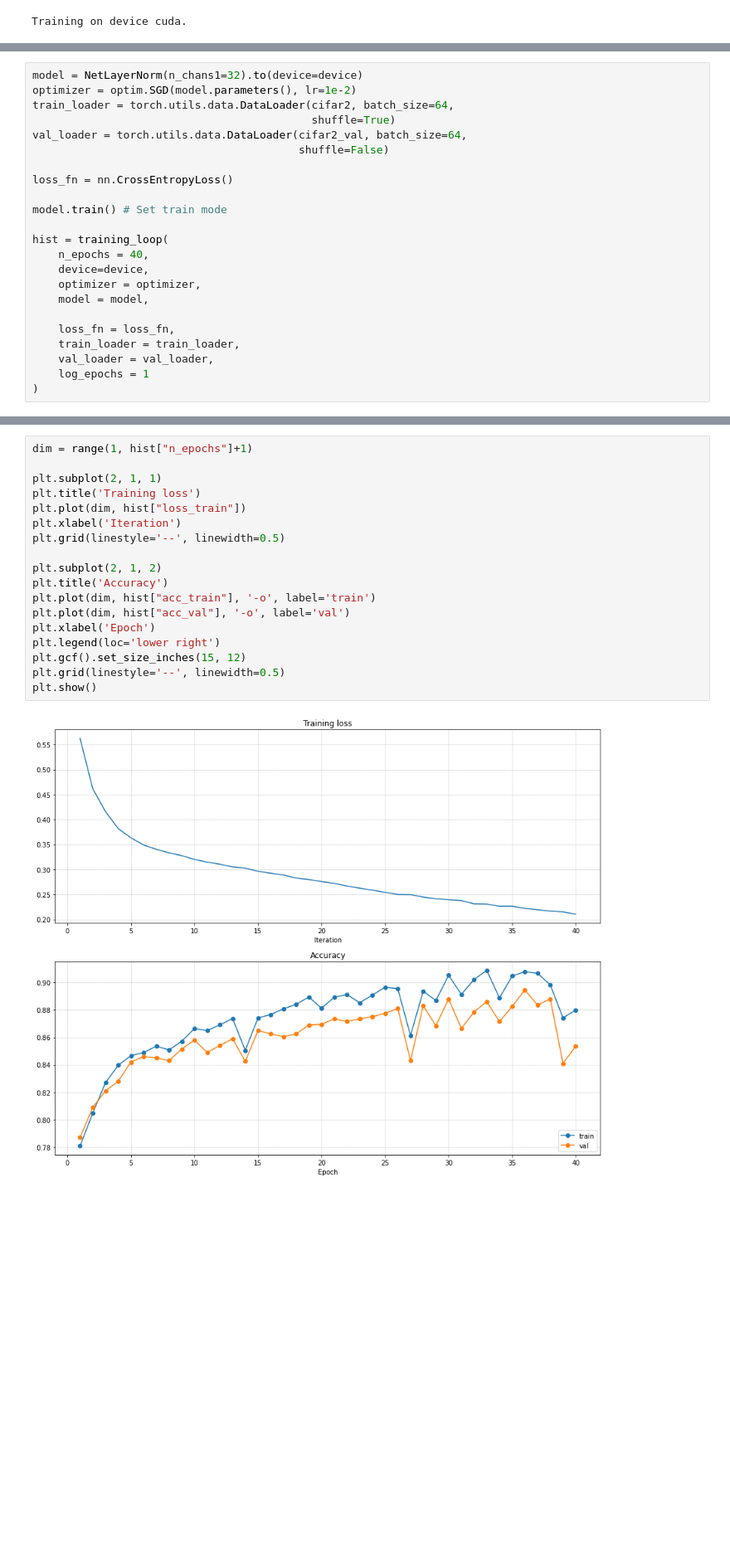
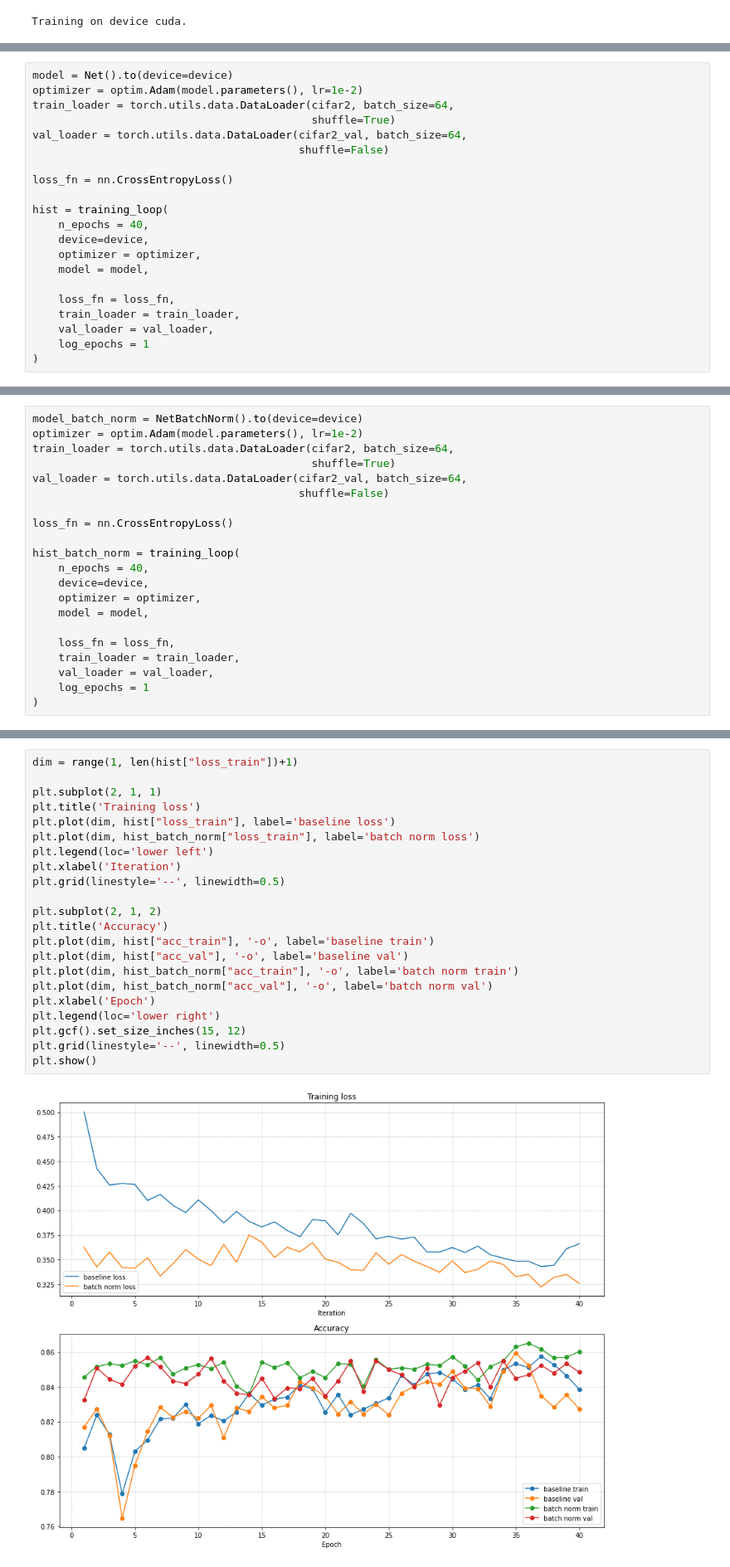
Before and after one commit to Bitdribble/dlwpt-code, a Jupyter notebook: colab/PyTorchCh8_Optimization.ipynb, the cells around one changed output, grey strips where cells are left out. Shown at 83% size. Saved outputs shown, nothing was run; the diff lists cells and outputs as text; blank space fills up the shorter version.

```diff
--- a/colab/PyTorchCh8_Optimization.ipynb
+++ b/colab/PyTorchCh8_Optimization.ipynb
@@ -134,3 +135,24 @@ class Net(nn.Module):
     out = self.act3(self.fc1(out))
     out = self.fc2(out)
     return out
+# %%
+model = Net().to(device=device)
+optimizer = optim.Adam(model.parameters(), lr=1e-2)
+train_loader = torch.utils.data.DataLoader(cifar2, batch_size=64,
+                                           shuffle=True)
+val_loader = torch.utils.data.DataLoader(cifar2_val, batch_size=64,
+                                         shuffle=False)
+
+loss_fn = nn.CrossEntropyLoss()
+
+hist = training_loop(
+    n_epochs = 40,
+    device=device,
+    optimizer = optimizer,
+    model = model,
+
+    loss_fn = loss_fn,
+    train_loader = train_loader,
+    val_loader = val_loader,
+    log_epochs = 1
+)
@@ -164,8 +224,8 @@ class NetBatchNorm(nn.Module):
     out = self.fc2(out)
     return out
 # %%
-model = NetLayerNorm(n_chans1=32).to(device=device)
-optimizer = optim.SGD(model.parameters(), lr=1e-2)
+model_batch_norm = NetBatchNorm().to(device=device)
+optimizer = optim.Adam(model.parameters(), lr=1e-2)
 train_loader = torch.utils.data.DataLoader(cifar2, batch_size=64,
                                            shuffle=True)
 val_loader = torch.utils.data.DataLoader(cifar2_val, batch_size=64,
@@ -173,9 +233,7 @@ val_loader = torch.utils.data.DataLoader(cifar2_val, batch_size=64,
 
 loss_fn = nn.CrossEntropyLoss()
 
-model.train() # Set train mode
-
-hist = training_loop(
+hist_batch_norm = training_loop(
     n_epochs = 40,
     device=device,
     optimizer = optimizer,
@@ -207,20 +265,24 @@ hist = training_loop(
 # %%
-dim = range(1, hist["n_epochs"]+1)
+dim = range(1, len(hist["loss_train"])+1)
 
 plt.subplot(2, 1, 1)
 plt.title('Training loss')
-plt.plot(dim, hist["loss_train"])
+plt.plot(dim, hist["loss_train"], label='baseline loss')
+plt.plot(dim, hist_batch_norm["loss_train"], label='batch norm loss')
+plt.legend(loc='lower left')
 plt.xlabel('Iteration')
 plt.grid(linestyle='--', linewidth=0.5)
 
 plt.subplot(2, 1, 2)
 plt.title('Accuracy')
-plt.plot(dim, hist["acc_train"], '-o', label='train')
-plt.plot(dim, hist["acc_val"], '-o', label='val')
+plt.plot(dim, hist["acc_train"], '-o', label='baseline train')
+plt.plot(dim, hist["acc_val"], '-o', label='baseline val')
+plt.plot(dim, hist_batch_norm["acc_train"], '-o', label='batch norm train')
+plt.plot(dim, hist_batch_norm["acc_val"], '-o', label='batch norm val')
 plt.xlabel('Epoch')
 plt.legend(loc='lower right')
 plt.gcf().set_size_inches(15, 12)
 plt.grid(linestyle='--', linewidth=0.5)
 plt.show()
 # %% [output]
-[figure, old version]
+[figure, new version]
```
Also changed, not shown: parts of 4 cells of this notebook.
